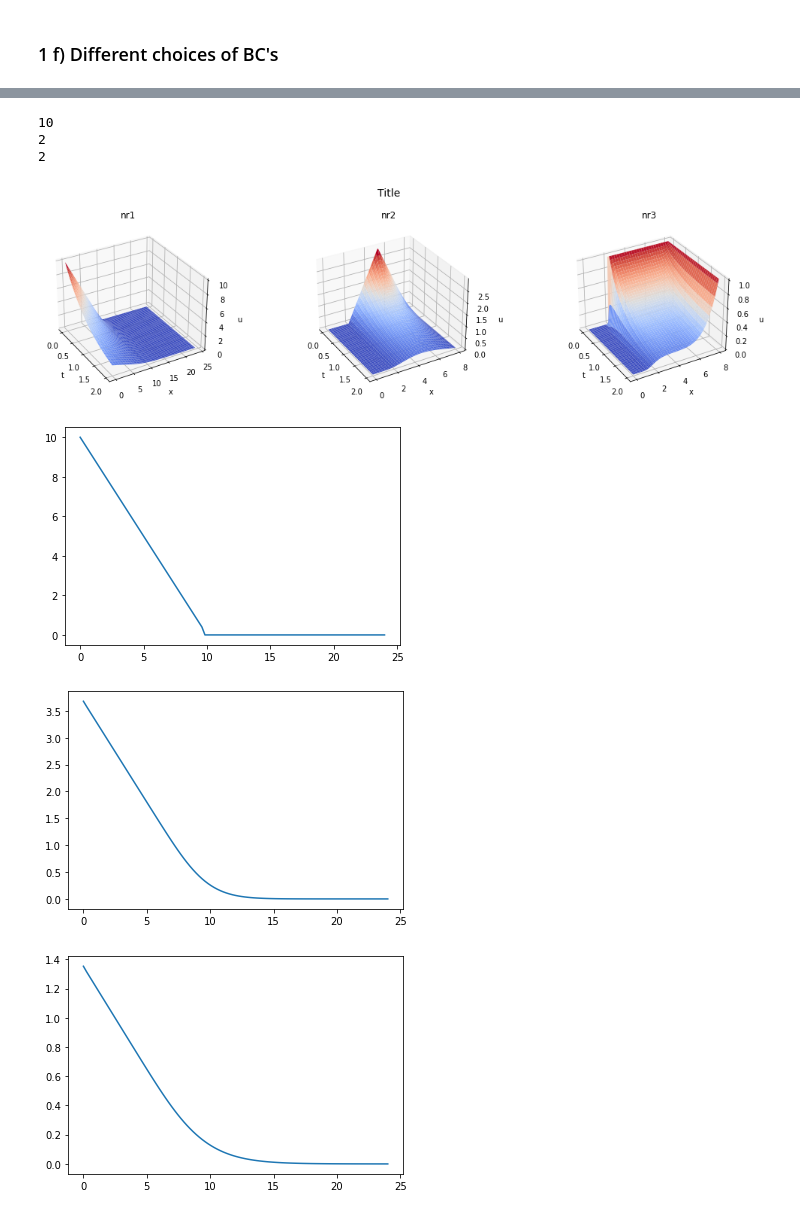
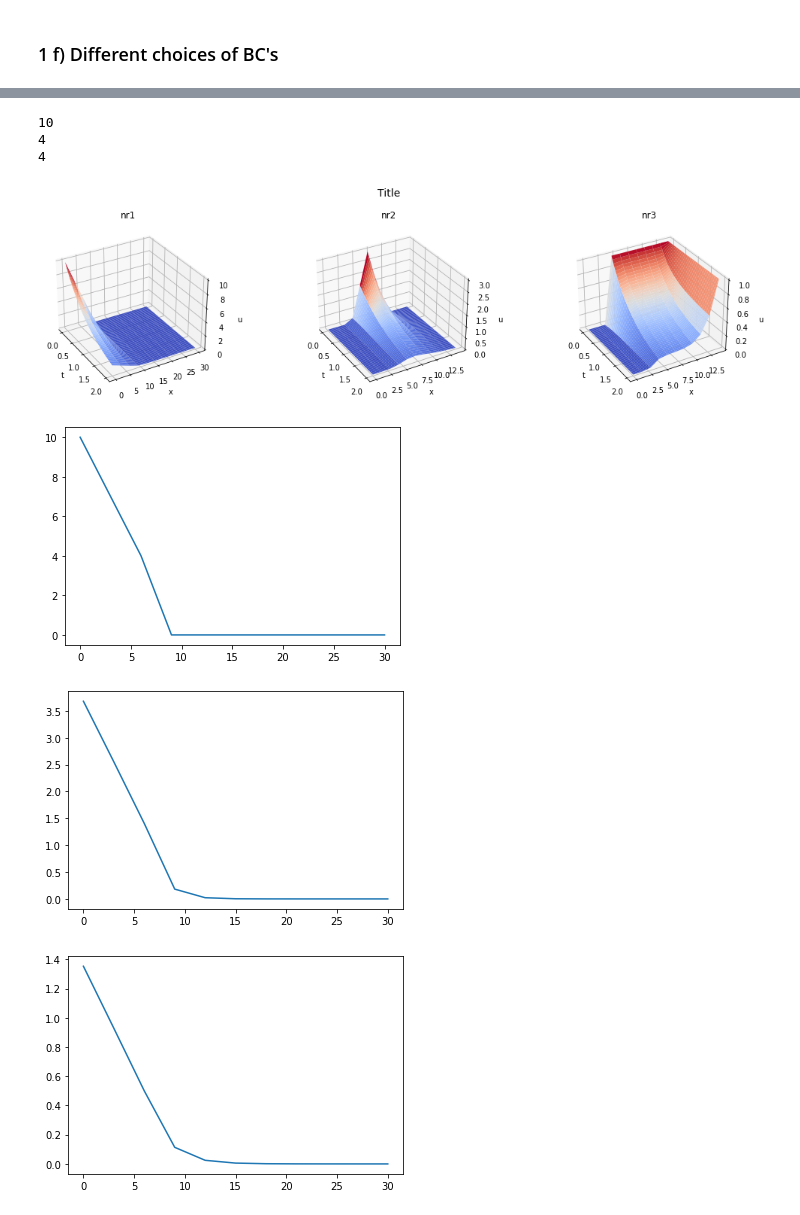
Before and after one commit to ulrikunneberg/NumDiff_prosjekt, a Jupyter notebook: Test.ipynb, the cells around one changed output, grey strips where cells are left out. Saved outputs shown, nothing was run; the diff lists cells and outputs as text; code cells hidden in the pictures.

```diff
--- a/Test.ipynb
+++ b/Test.ipynb
@@ -618,29 +612,33 @@ ax3.loglog(ks, error_crank_k,'o-', 'tab:green')
 # %%
 #european
-R_eur= 2*K_eur + 4
-R_but= 2*K_but + 4
-R_bin= 2*K_bin + 4
+R_eur= 2*K_eur + 10
+R_but= 2*K_but + 10
+R_bin= 2*K_bin + 10
+K_but=4
+K_bin=4
+
+M=10
 
 u_check1, CFL_forward1 = forward_euler(R_eur, M, T, N, sigma, r, c, K_eur, H_eur, boundary_0, boundary_R_eur,
                        european_put)
 #butterfly
 u_check2, CFL_forward2 = forward_euler(R_but, M, T, N, sigma, r, c, K_but, H_but, boundary_0, boundary_R_but,
                        butterfly)
 #binary
 u_check3, CFL_forward3 = forward_euler(R_bin, M, T, N, sigma, r, c, K_bin, H_bin, boundary_0, boundary_R_bin,
                        binary)
 
 print(K_eur)
 print(K_but)
 print(K_bin)
 
 plot_three_solutions(u_check1, u_check2, u_check3, angle=-30, title1="nr1", title2="nr2", title="Title",
                      R_val=[R_eur, R_but, R_bin])
 # %% [output]
 10
-2
-2
+4
+4
-[figure, old version]
+[figure, new version]
 # %%
 plt.plot(np.linspace(0,R_eur, M+1) , u_check1[:,0])
 plt.show()
@@ -649,9 +647,9 @@ plt.show()
 plt.plot(np.linspace(0,R_eur, M+1), u_check1[:,-1])
 plt.show()
 # %% [output]
-[figure, old version]
+[figure, new version]
-[figure, old version]
+[figure, new version]
-[figure, old version]
+[figure, new version]
 # %%
 plt.plot(np.linspace(0,R_but, M+1) , u_check2[:,0])
 plt.show()
```
Also changed, not shown: parts of 13 cells of this notebook.
